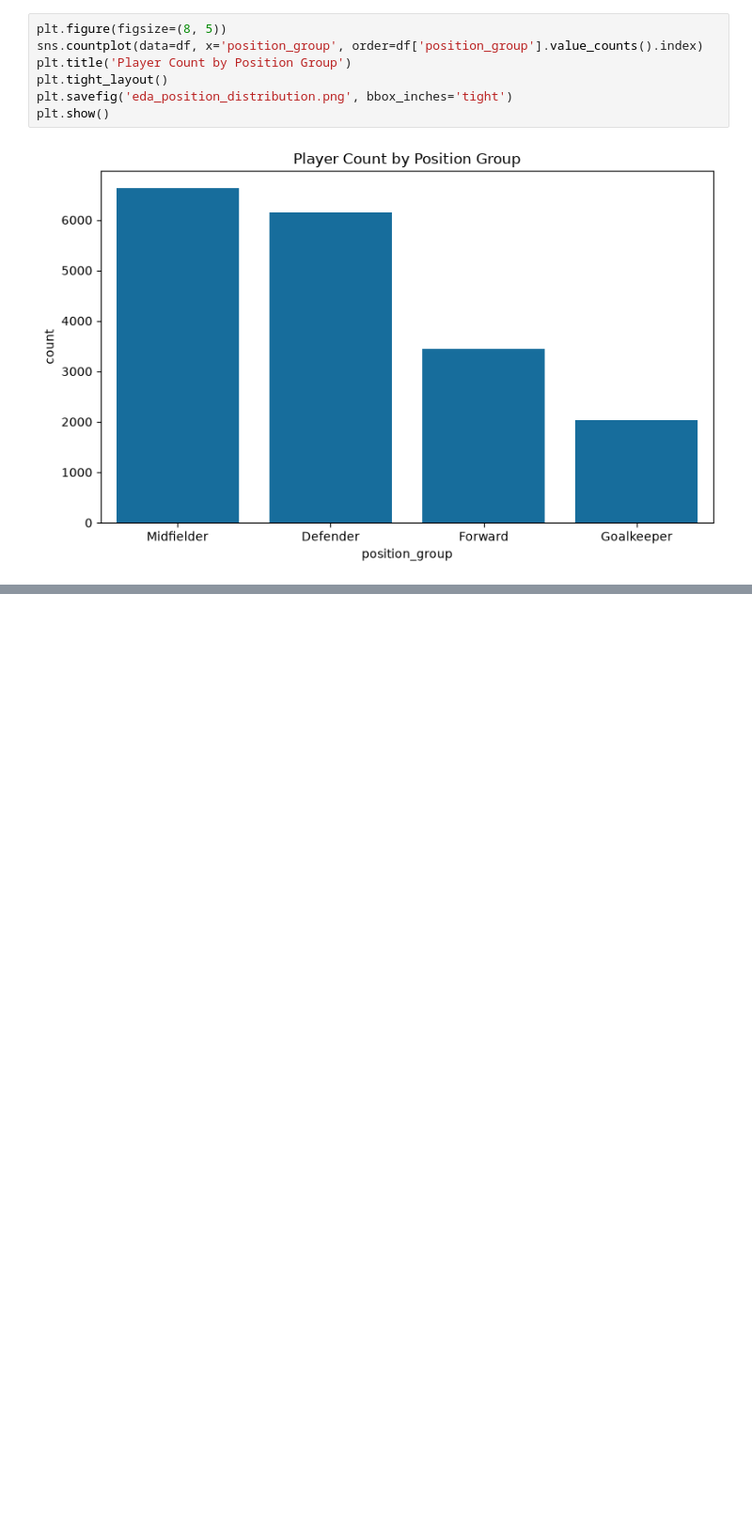
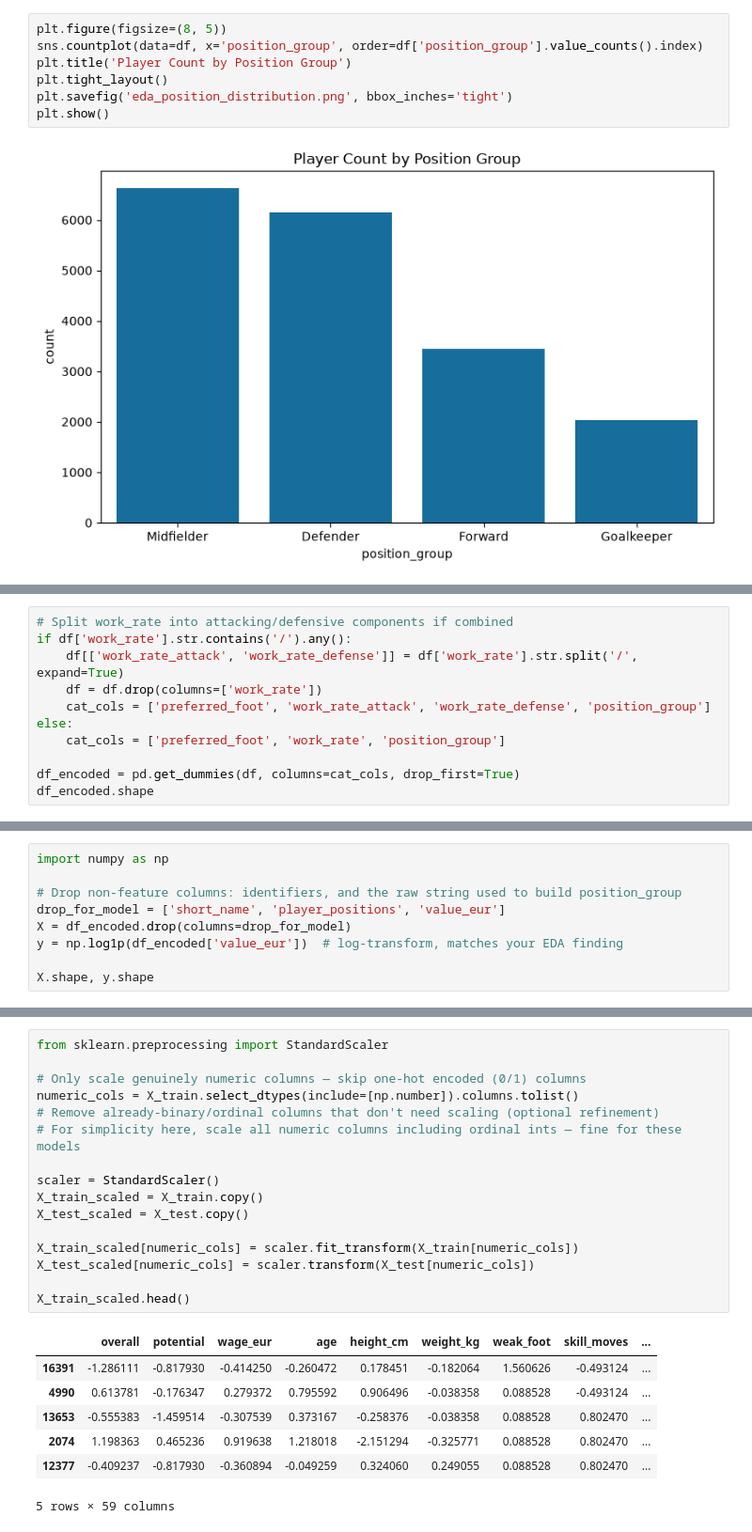
Before and after one commit to Nishitha2006/fc24-player-analytics-ml, a Jupyter notebook: regression.ipynb, the cells around one changed output, grey strips where cells are left out. Shown at 94% size. Cells and saved outputs as stored; diff of their text form; blank space fills up the shorter version.

```diff
--- a/regression.ipynb
+++ b/regression.ipynb
@@ -375,0 +408,11 @@ plt.show()
+# %%
+# Split work_rate into attacking/defensive components if combined
+if df['work_rate'].str.contains('/').any():
+    df[['work_rate_attack', 'work_rate_defense']] = df['work_rate'].str.split('/', expand=True)
+    df = df.drop(columns=['work_rate'])
+    cat_cols = ['preferred_foot', 'work_rate_attack', 'work_rate_defense', 'position_group']
+else:
+    cat_cols = ['preferred_foot', 'work_rate', 'position_group']
+
+df_encoded = pd.get_dummies(df, columns=cat_cols, drop_first=True)
+df_encoded.shape
@@ -375,0 +421,9 @@ plt.show()
+# %%
+import numpy as np
+
+# Drop non-feature columns: identifiers, and the raw string used to build position_group
+drop_for_model = ['short_name', 'player_positions', 'value_eur']
+X = df_encoded.drop(columns=drop_for_model)
+y = np.log1p(df_encoded['value_eur'])  # log-transform, matches your EDA finding
+
+X.shape, y.shape
@@ -375,0 +447,24 @@ plt.show()
+# %%
+from sklearn.preprocessing import StandardScaler
+
+# Only scale genuinely numeric columns — skip one-hot encoded (0/1) columns
+numeric_cols = X_train.select_dtypes(include=[np.number]).columns.tolist()
+# Remove already-binary/ordinal columns that don't need scaling (optional refinement)
+# For simplicity here, scale all numeric columns including ordinal ints — fine for these models
+
+scaler = StandardScaler()
+X_train_scaled = X_train.copy()
+X_test_scaled = X_test.copy()
+
+X_train_scaled[numeric_cols] = scaler.fit_transform(X_train[numeric_cols])
+X_test_scaled[numeric_cols] = scaler.transform(X_test[numeric_cols])
+
+X_train_scaled.head()
+# %% [output]
+|  | overall | potential | wage_eur | age | height_cm | weight_kg | weak_foot | skill_moves | ... |
+| 16391 | -1.286111 | -0.817930 | -0.414250 | -0.260472 | 0.178451 | -0.182064 | 1.560626 | -0.493124 | ... |
+| 4990 | 0.613781 | -0.176347 | 0.279372 | 0.795592 | 0.906496 | -0.038358 | 0.088528 | -0.493124 | ... |
+| 13653 | -0.555383 | -1.459514 | -0.307539 | 0.373167 | -0.258376 | -0.038358 | 0.088528 | 0.802470 | ... |
+| 2074 | 1.198363 | 0.465236 | 0.919638 | 1.218018 | -2.151294 | -0.325771 | 0.088528 | 0.802470 | ... |
+| 12377 | -0.409237 | -0.817930 | -0.360894 | -0.049259 | 0.324060 | 0.249055 | 0.088528 | 0.802470 | ... |
+5 rows × 59 columns
```
Also changed, not shown: parts of 29 cells of this notebook, 3 other files.
